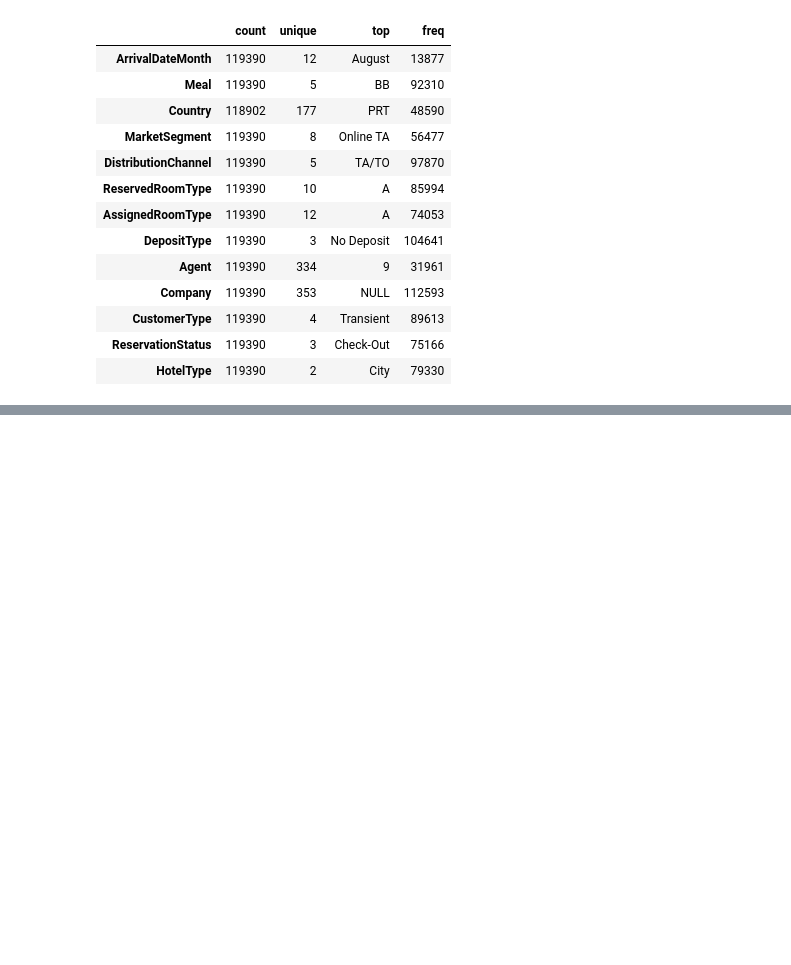
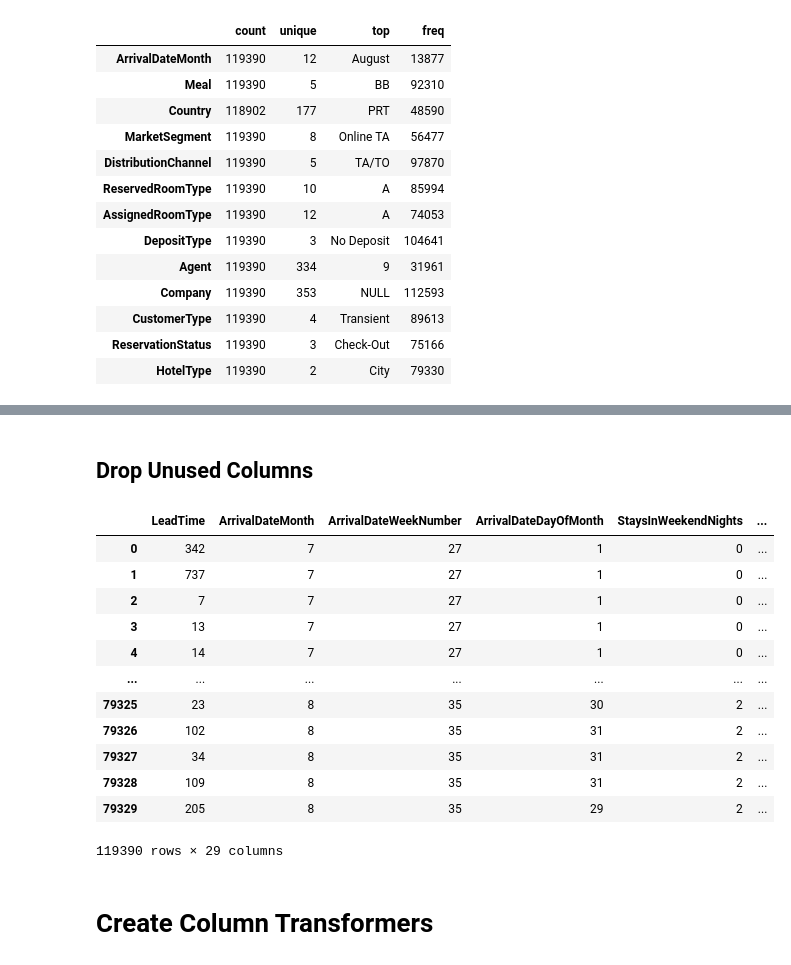
Before and after one commit to BenJMcCarty/Hotel_Cancel_Culture_v2, a Jupyter notebook: Data_Cleaning.ipynb, the cells around one changed output, grey strips where cells are left out. Cells and saved outputs as stored; diff of their text form; code cells hidden in the pictures; blank space fills up the shorter version.

Commit message:
Skipped through most preprocessing to move to modeling

```diff
--- a/Data_Cleaning.ipynb
+++ b/Data_Cleaning.ipynb
@@ -153,0 +307,17 @@ dtype: int64
+# %%
+cond = [data_full['ArrivalDateMonth'] == 'January',
+        data_full['ArrivalDateMonth'] == 'February',
+        data_full['ArrivalDateMonth'] == 'March',
+        data_full['ArrivalDateMonth'] == 'April',
+        data_full['ArrivalDateMonth'] == 'May',
+        data_full['ArrivalDateMonth'] == 'June',
+        data_full['ArrivalDateMonth'] == 'July',
+        data_full['ArrivalDateMonth'] == 'August',
+        data_full['ArrivalDateMonth'] == 'September',
+        data_full['ArrivalDateMonth'] == 'October',
+        data_full['ArrivalDateMonth'] == 'November',
+        data_full['ArrivalDateMonth'] == 'December']
+
+choice = [1,2,3,4,5,6,7,8,9,10,11,12]
+
+data_full.loc[:, 'ArrivalDateMonth'] = np.select(cond, choice, "Error")
@@ -153,0 +340,21 @@ dtype: int64
+# %% [markdown]
+## Drop Unused Columns
+# %%
+df_for_model = data_full.drop(columns = ['IsCanceled', 'ReservationStatusDate', 'ArrivalDateYear']).copy()
+df_for_model
+# %% [output]
+|  | LeadTime | ArrivalDateMonth | ArrivalDateWeekNumber | ArrivalDateDayOfMonth | StaysInWeekendNights | ... |
+| 0 | 342 | 7 | 27 | 1 | 0 | ... |
+| 1 | 737 | 7 | 27 | 1 | 0 | ... |
+| 2 | 7 | 7 | 27 | 1 | 0 | ... |
+| 3 | 13 | 7 | 27 | 1 | 0 | ... |
+| 4 | 14 | 7 | 27 | 1 | 0 | ... |
+| ... | ... | ... | ... | ... | ... | ... |
+| 79325 | 23 | 8 | 35 | 30 | 2 | ... |
+| 79326 | 102 | 8 | 35 | 31 | 2 | ... |
+| 79327 | 34 | 8 | 35 | 31 | 2 | ... |
+| 79328 | 109 | 8 | 35 | 31 | 2 | ... |
+| 79329 | 205 | 8 | 35 | 29 | 2 | ... |
+119390 rows × 29 columns
+# %% [markdown]
+# Create Column Transformers
```
Also changed, not shown: parts of 22 cells of this notebook, 1 other file.
